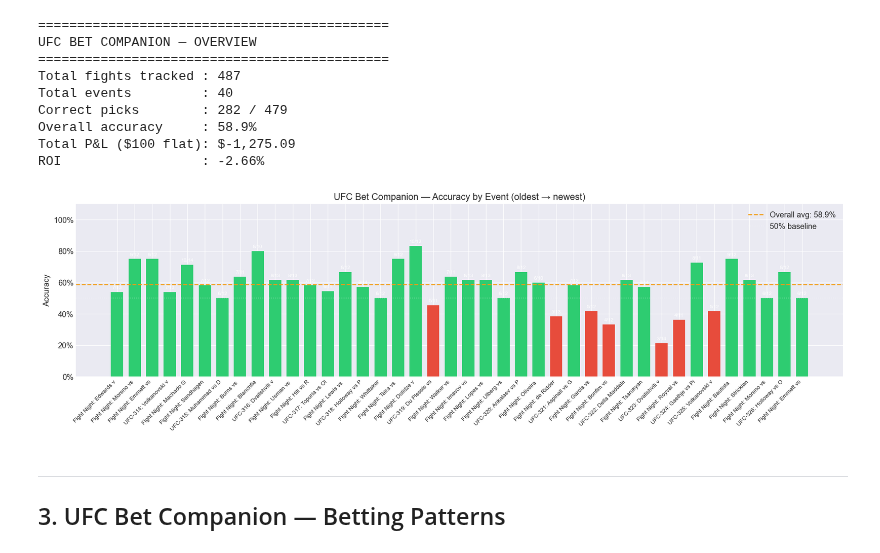
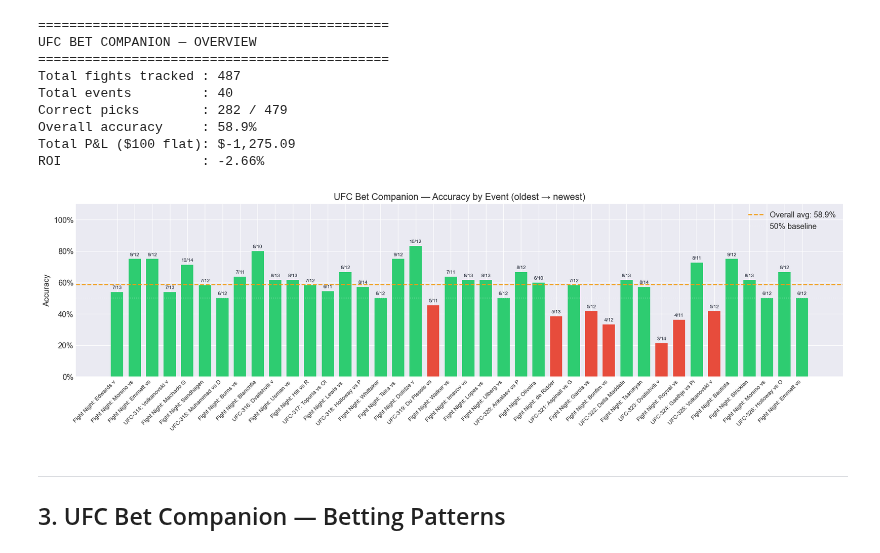
Before and after one commit to kibbbles/ufc_analytics_platform, a Jupyter notebook: backend/eda/ufc_model_comparison.ipynb, the cells around one changed output. Saved outputs shown, nothing was run; the diff lists cells and outputs as text; code cells hidden in the pictures.

```diff
--- a/backend/eda/ufc_model_comparison.ipynb
+++ b/backend/eda/ufc_model_comparison.ipynb
@@ -233,36 +233,35 @@ Total P&L ($100 flat): $-1,275.09
 ROI                  : -2.66%
 # %%
 # ── Accuracy by event (bar chart) ─────────────────────────────────────────────
-# bc_events_chron already has accuracy, correct, fight_count in chronological order
 event_acc = bc_events_chron.copy()
 event_acc['accuracy'] = event_acc['correct'] / event_acc['fight_count']
 
 fig, ax = plt.subplots(figsize=(16, 5))
 colors = ['#2ecc71' if a >= 0.5 else '#e74c3c' for a in event_acc['accuracy']]
 ax.bar(range(len(event_acc)), event_acc['accuracy'], color=colors, edgecolor='none', width=0.7)
 ax.axhline(overall_acc, color='#f39c12', linestyle='--', linewidth=1.5,
            label=f'Overall avg: {overall_acc:.1%}')
 ax.axhline(0.5, color='white', linestyle=':', linewidth=1, alpha=0.4, label='50% baseline')
 ax.set_xticks(range(len(event_acc)))
 ax.set_xticklabels(
     [e[:22] for e in event_acc['event_name']],
     rotation=45, ha='right', fontsize=8
 )
 ax.yaxis.set_major_formatter(mticker.PercentFormatter(1.0))
 ax.set_ylim(0, 1.1)
 ax.set_title('UFC Bet Companion — Accuracy by Event (oldest → newest)')
 ax.set_ylabel('Accuracy')
 ax.legend()
 
 for i, row in event_acc.iterrows():
     ax.text(i, row['accuracy'] + 0.02,
             f"{int(row['correct'])}/{int(row['fight_count'])}",
-            ha='center', fontsize=7, color='white')
+            ha='center', fontsize=7, color='#111827')
 
 plt.tight_layout()
 plt.show()
 # %% [output]
-[figure, old version]
+[figure, new version]
 # %% [markdown]
 ---
 ## 3. UFC Bet Companion — Betting Patterns
```
Also changed, not shown: parts of 1 cell of this notebook.
